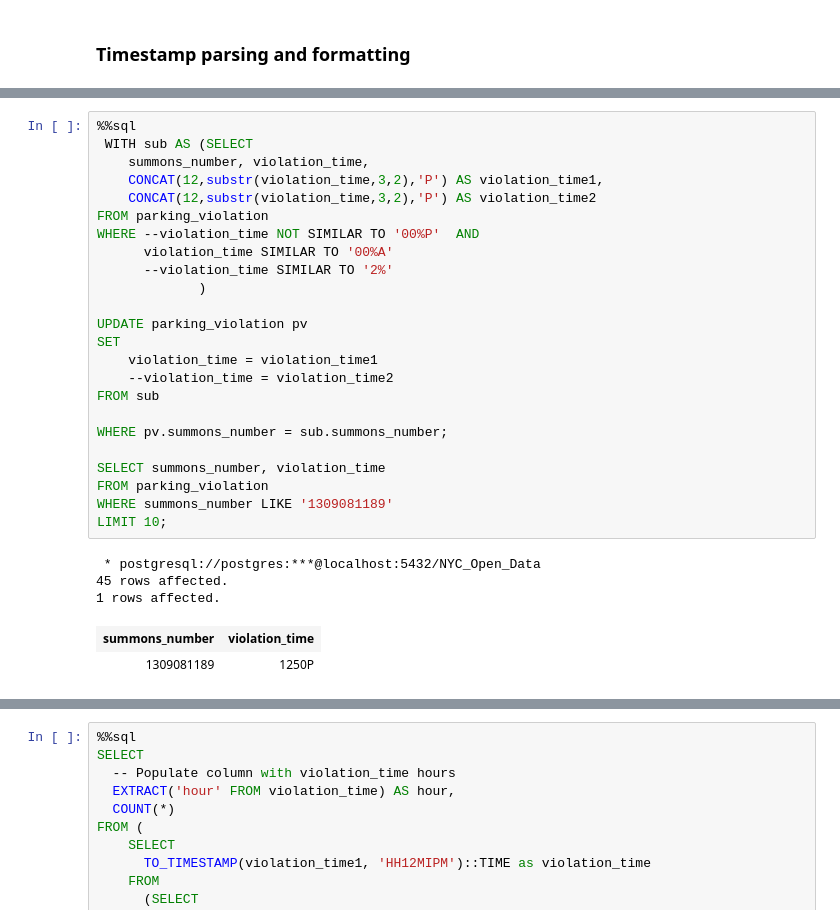
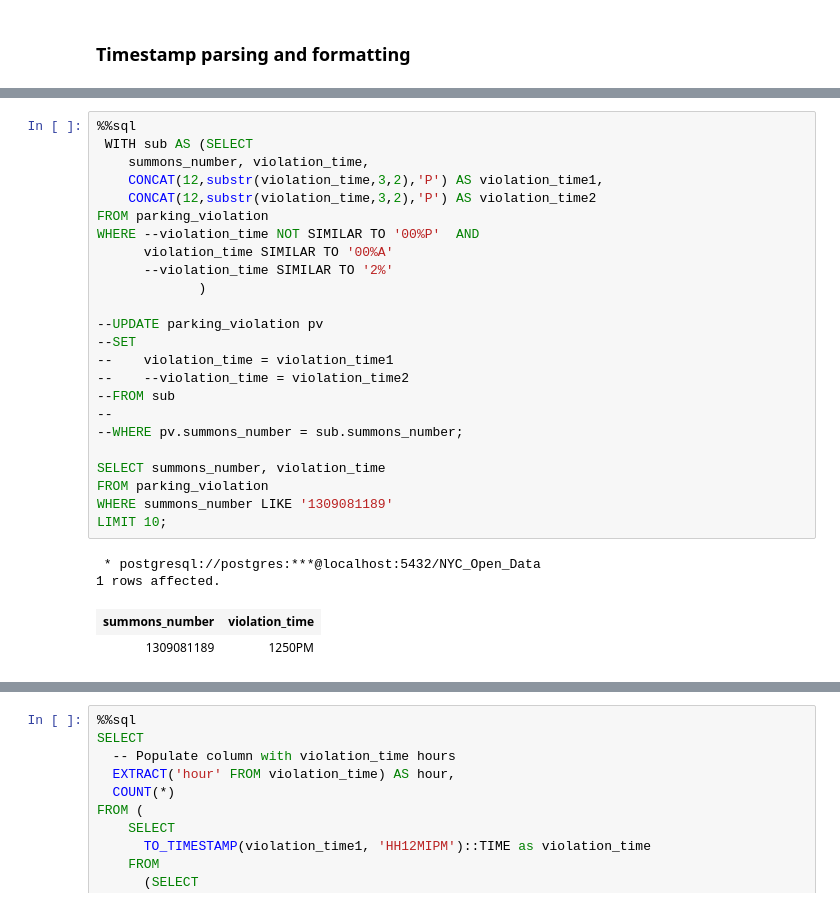
Before and after one commit to lnphng/Business-Analyst-with-SQL, a Jupyter notebook: 04.CleaaningData in Postgresql/03.Converting Data.ipynb, the cells around one changed output, grey strips where cells are left out. Saved outputs shown, nothing was run; the diff lists cells and outputs as text.

```diff
--- a/04.CleaaningData in Postgresql/03.Converting Data.ipynb
+++ b/04.CleaaningData in Postgresql/03.Converting Data.ipynb
@@ -210,33 +230,32 @@ LIMIT 10;
 # %%
 %%sql
  WITH sub AS (SELECT
     summons_number, violation_time,
     CONCAT(12,substr(violation_time,3,2),'P') AS violation_time1,
     CONCAT(12,substr(violation_time,3,2),'P') AS violation_time2
 FROM parking_violation
 WHERE --violation_time NOT SIMILAR TO '00%P'  AND
       violation_time SIMILAR TO '00%A'
       --violation_time SIMILAR TO '2%'
              )
 
-UPDATE parking_violation pv
-SET
-    violation_time = violation_time1
-    --violation_time = violation_time2
-FROM sub
-
-WHERE pv.summons_number = sub.summons_number;
+--UPDATE parking_violation pv
+--SET
+--    violation_time = violation_time1
+--    --violation_time = violation_time2
+--FROM sub
+--
+--WHERE pv.summons_number = sub.summons_number;
 
 SELECT summons_number, violation_time
 FROM parking_violation
 WHERE summons_number LIKE '1309081189'
 LIMIT 10;
 # %% [output]
  * postgresql://postgres:***@localhost:5432/NYC_Open_Data
-45 rows affected.
 1 rows affected.
 | summons_number | violation_time |
-| 1309081189 | 1250P |
+| 1309081189 | 1250PM |
 # %%
 %%sql
 SELECT
```
Also changed, not shown: parts of 25 cells of this notebook.
